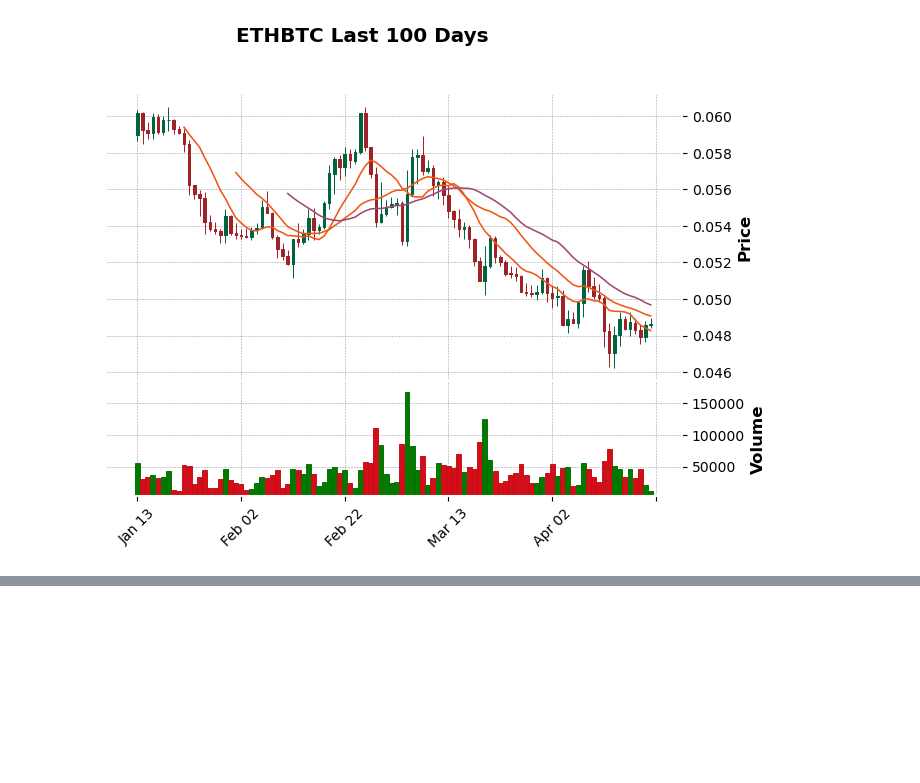
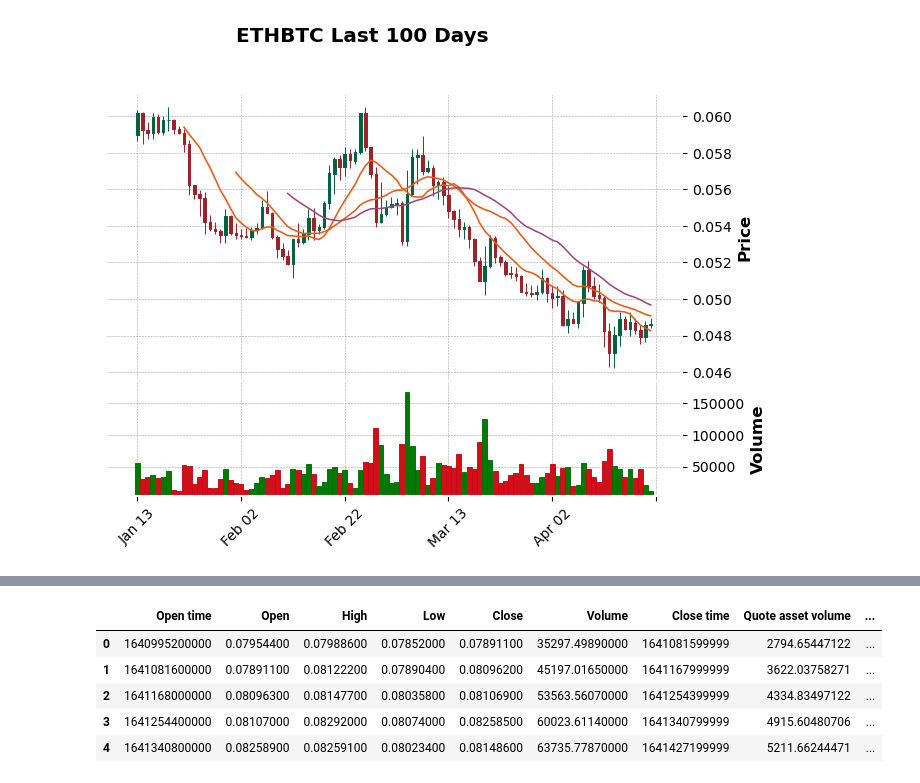
Before and after one commit to gappeah/Binance-Crypto-Prediction-and-Analysis, a Jupyter notebook: app.ipynb, the cells around one changed output, grey strips where cells are left out. Cells and saved outputs as stored; diff of their text form; code cells hidden in the pictures; blank space fills up the shorter version.

```diff
--- a/app.ipynb
+++ b/app.ipynb
@@ -284,2 +303,14 @@ test_data_df
 # %%
 test_df = pd.DataFrame(test_data_df)
+# %%
+test_df.columns = ["Open time","Open","High","Low","Close","Volume","Close time","Quote asset volume","Number of trades",
+                "Taker buy base asset volume","Taker buy quote asset volume","Ignore"]
+# %%
+test_df.head()
+# %% [output]
+|  | Open time | Open | High | Low | Close | Volume | Close time | Quote asset volume | ... |
+| 0 | 1640995200000 | 0.07954400 | 0.07988600 | 0.07852000 | 0.07891100 | 35297.49890000 | 1641081599999 | 2794.65447122 | ... |
+| 1 | 1641081600000 | 0.07891100 | 0.08122200 | 0.07890400 | 0.08096200 | 45197.01650000 | 1641167999999 | 3622.03758271 | ... |
+| 2 | 1641168000000 | 0.08096300 | 0.08147700 | 0.08035800 | 0.08106900 | 53563.56070000 | 1641254399999 | 4334.83497122 | ... |
+| 3 | 1641254400000 | 0.08107000 | 0.08292000 | 0.08074000 | 0.08258500 | 60023.61140000 | 1641340799999 | 4915.60480706 | ... |
+| 4 | 1641340800000 | 0.08258900 | 0.08259100 | 0.08023400 | 0.08148600 | 63735.77870000 | 1641427199999 | 5211.66244471 | ... |
```
Also changed, not shown: parts of 3 cells of this notebook.
